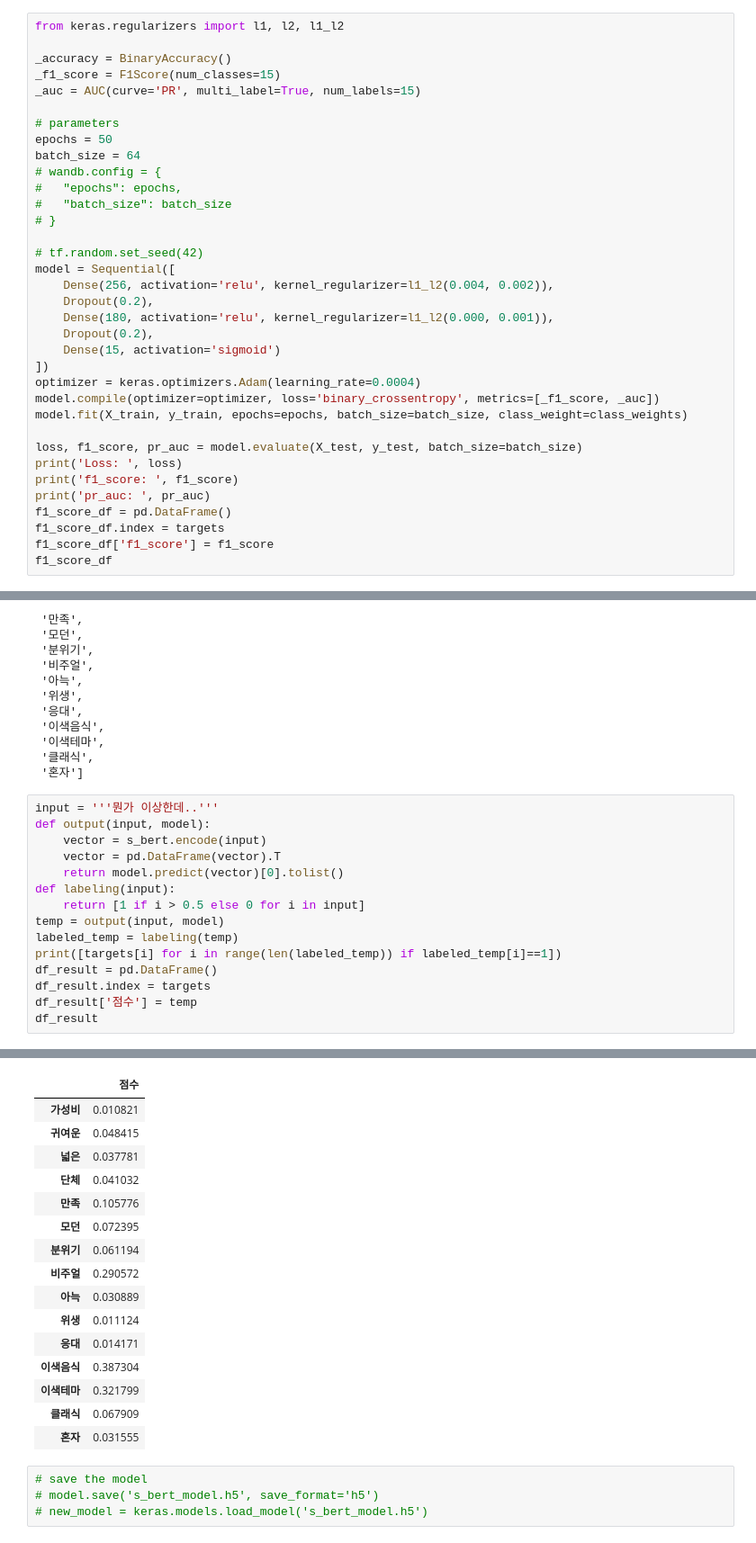
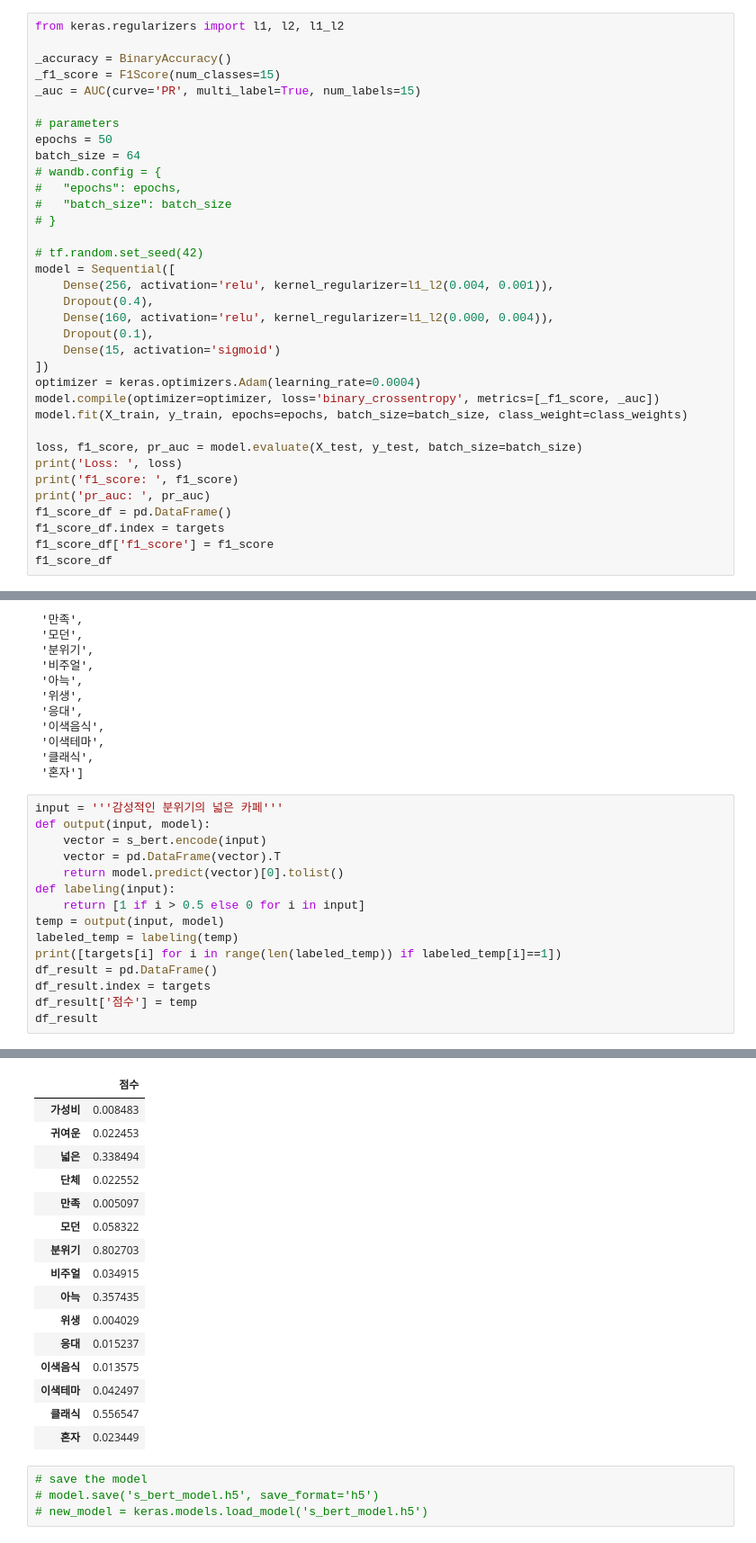
Before and after one commit to nan-park/cp2_project, a Jupyter notebook: s_bert/SBERT_colab.ipynb, the cells around one changed output, grey strips where cells are left out. Shown: that part at 90% size. Saved outputs shown, nothing was run; the diff lists cells and outputs as text.

```diff
--- a/s_bert/SBERT_colab.ipynb
+++ b/s_bert/SBERT_colab.ipynb
@@ -254,10 +254,10 @@ batch_size = 64
 
 # tf.random.set_seed(42)
 model = Sequential([
-    Dense(256, activation='relu', kernel_regularizer=l1_l2(0.004, 0.002)),
-    Dropout(0.2),
-    Dense(180, activation='relu', kernel_regularizer=l1_l2(0.000, 0.001)),
-    Dropout(0.2),
+    Dense(256, activation='relu', kernel_regularizer=l1_l2(0.004, 0.001)),
+    Dropout(0.4),
+    Dense(160, activation='relu', kernel_regularizer=l1_l2(0.000, 0.004)),
+    Dropout(0.1),
     Dense(15, activation='sigmoid')
 ])
 optimizer = keras.optimizers.Adam(learning_rate=0.0004)
@@ -325,7 +325,7 @@ targets
  '클래식',
  '혼자']
 # %%
-input = '''뭔가 이상한데..'''
+input = '''감성적인 분위기의 넓은 카페'''
 def output(input, model):
     vector = s_bert.encode(input)
     vector = pd.DataFrame(vector).T
@@ -345,19 +345,19 @@ df_result
 |  | 점수 |
-| 가성비 | 0.010821 |
-| 귀여운 | 0.048415 |
-| 넓은 | 0.037781 |
-| 단체 | 0.041032 |
-| 만족 | 0.105776 |
-| 모던 | 0.072395 |
-| 분위기 | 0.061194 |
-| 비주얼 | 0.290572 |
-| 아늑 | 0.030889 |
-| 위생 | 0.011124 |
-| 응대 | 0.014171 |
-| 이색음식 | 0.387304 |
-| 이색테마 | 0.321799 |
-| 클래식 | 0.067909 |
-| 혼자 | 0.031555 |
+| 가성비 | 0.008483 |
+| 귀여운 | 0.022453 |
+| 넓은 | 0.338494 |
+| 단체 | 0.022552 |
+| 만족 | 0.005097 |
+| 모던 | 0.058322 |
+| 분위기 | 0.802703 |
+| 비주얼 | 0.034915 |
+| 아늑 | 0.357435 |
+| 위생 | 0.004029 |
+| 응대 | 0.015237 |
+| 이색음식 | 0.013575 |
+| 이색테마 | 0.042497 |
+| 클래식 | 0.556547 |
+| 혼자 | 0.023449 |
 # %%
 # save the model
 # model.save('s_bert_model.h5', save_format='h5')
```
Also changed, not shown: parts of 2 cells of this notebook.
